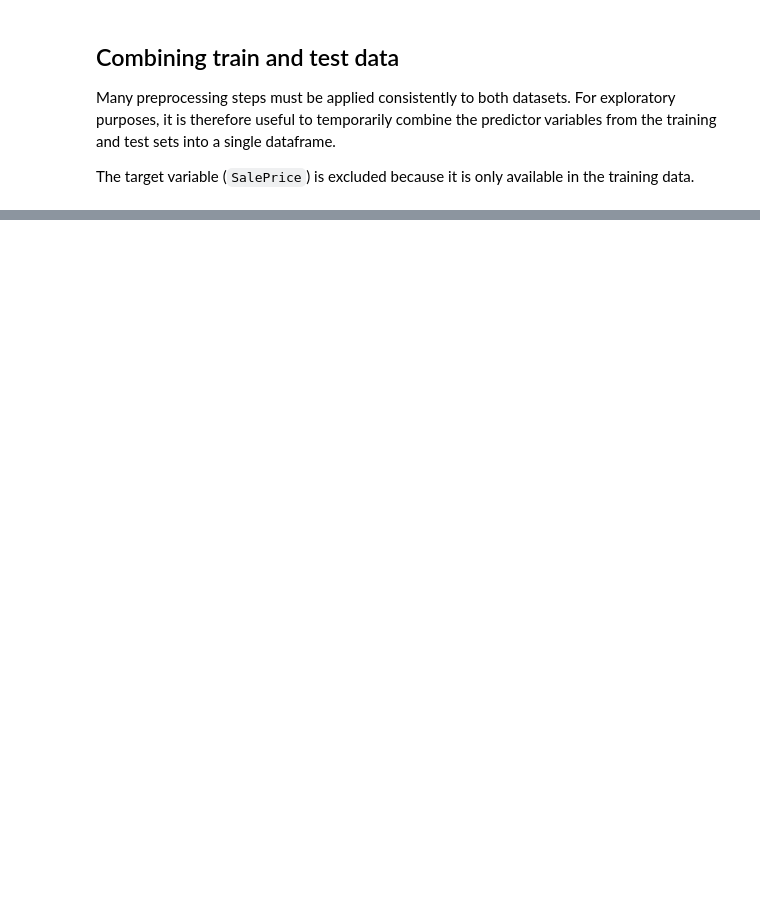
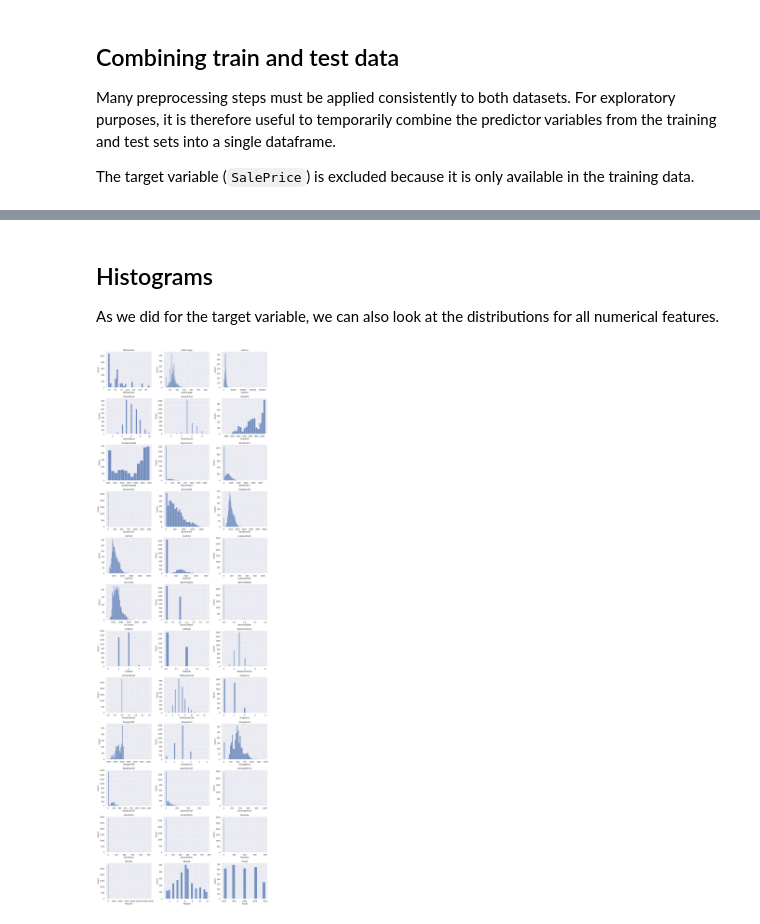
Before and after one commit to ianlopezdiaz/kaggle-house-prices, a Jupyter notebook: 1_EDA.ipynb, the cells around one changed output, grey strips where cells are left out. Cells and saved outputs as stored; diff of their text form; code cells hidden in the pictures; blank space fills up the shorter version.

```diff
--- a/1_EDA.ipynb
+++ b/1_EDA.ipynb
@@ -137,0 +199,29 @@ Before deciding how to handle missing values, we first need to understand:
+# %% [markdown]
+## Histograms
+
+As we did for the target variable, we can also look at the distributions for all numerical features.
+# %%
+# Separate numerical features
+df_numerical = df_full.select_dtypes(exclude=['object'])
+df_numerical = df_numerical.drop(["Id"], axis=1)
+
+# Histograms for all features
+cols = df_numerical.columns
+n_cols = 3  # adjust as needed
+n_rows = math.ceil(len(cols) / n_cols)
+
+fig, axes = plt.subplots(n_rows, n_cols, figsize=(5 * n_cols, 4 * n_rows))
+axes = axes.flatten()  # make it 1D for easy indexing
+
+for i, col in enumerate(cols):
+    sns.histplot(df_numerical[col], ax=axes[i])
+    axes[i].set_title(col)
+
+# Hide any unused subplots
+for j in range(i + 1, len(axes)):
+    axes[j].set_visible(False)
+
+plt.tight_layout()
+plt.show()
+# %% [output]
+[figure, added]
```
Also changed, not shown: parts of 36 cells of this notebook, 10 other files.
